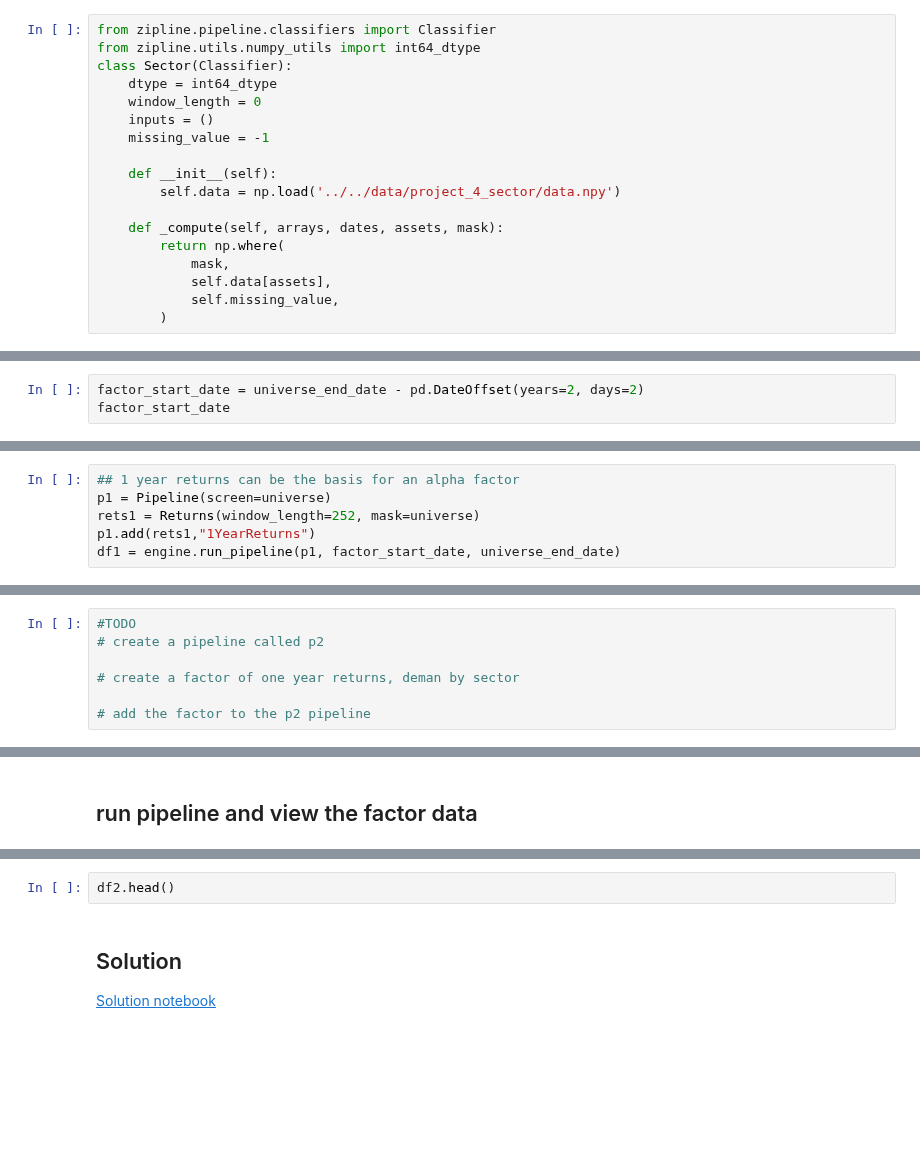
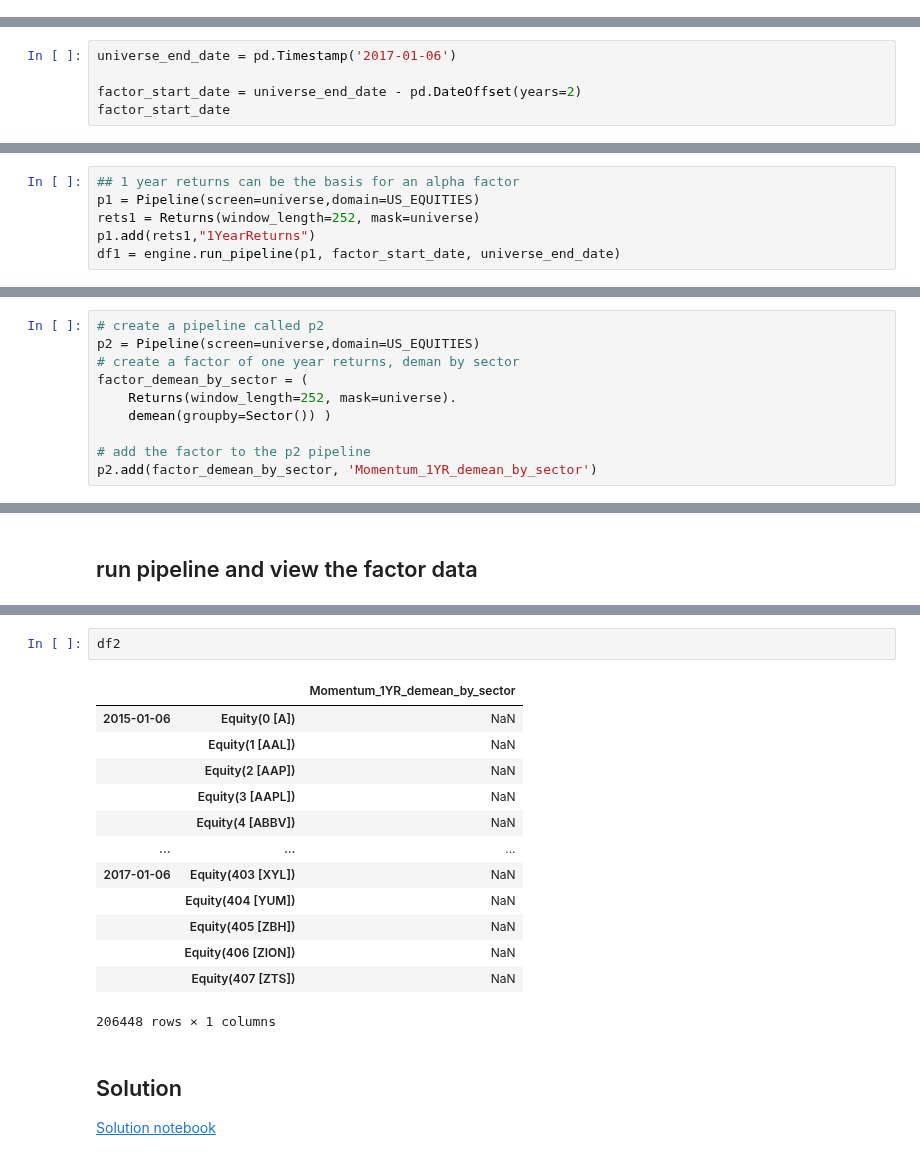
Before and after one commit to ansingh16/AI_for_trading, a Jupyter notebook: Notes/alpha_factor/sector_neutral.ipynb, the cells around one changed output, grey strips where cells are left out. Cells and saved outputs as stored; diff of their text form; blank space fills up the shorter version.

Commit message:
error in sector

```diff
--- a/Notes/alpha_factor/sector_neutral.ipynb
+++ b/Notes/alpha_factor/sector_neutral.ipynb
@@ -89,21 +170,3 @@ returns.head()
 # %% [markdown]
 ## Sector data helper function
 We'll create an object for you, which defines a sector for each stock.  The sectors are represented by integers.  We inherit from the Classifier class.  [Documentation for Classifier](https://www.quantopian.com/posts/pipeline-classifiers-are-here), and the [source code for Classifier](https://github.com/quantopian/zipline/blob/master/zipline/pipeline/classifiers/classifier.py)
-# %%
-from zipline.pipeline.classifiers import Classifier
-from zipline.utils.numpy_utils import int64_dtype
-class Sector(Classifier):
-    dtype = int64_dtype
-    window_length = 0
-    inputs = ()
-    missing_value = -1
-
-    def __init__(self):
-        self.data = np.load('../../data/project_4_sector/data.npy')
-
-    def _compute(self, arrays, dates, assets, mask):
-        return np.where(
-            mask,
-            self.data[assets],
-            self.missing_value,
-        )
@@ -133,5 +240,7 @@ from zipline.pipeline.factors import Returns
 # %% [markdown]
 **Note:** Going back 2 years falls on a day when the market is closed. Pipeline package doesn't handle start or end dates that don't fall on days when the market is open. To fix this, we went back 2 extra days to fall on the next day when the market is open.
 # %%
-factor_start_date = universe_end_date - pd.DateOffset(years=2, days=2)
+universe_end_date = pd.Timestamp('2017-01-06')
+
+factor_start_date = universe_end_date - pd.DateOffset(years=2)
 factor_start_date
@@ -138,6 +249,6 @@ factor_start_date
 # %%
 ## 1 year returns can be the basis for an alpha factor
-p1 = Pipeline(screen=universe)
+p1 = Pipeline(screen=universe,domain=US_EQUITIES)
 rets1 = Returns(window_length=252, mask=universe)
 p1.add(rets1,"1YearReturns")
 df1 = engine.run_pipeline(p1, factor_start_date, universe_end_date)
@@ -187,12 +308,15 @@ For each stock, we want to take the average return of stocks that are in the sam
 # %% [markdown]
 ## Answer 3
 # %%
-#TODO
 # create a pipeline called p2
-
+p2 = Pipeline(screen=universe,domain=US_EQUITIES)
 # create a factor of one year returns, deman by sector
+factor_demean_by_sector = (
+    Returns(window_length=252, mask=universe).
+    demean(groupby=Sector()) )
 
 # add the factor to the p2 pipeline
+p2.add(factor_demean_by_sector, 'Momentum_1YR_demean_by_sector')
 # %% [markdown]
 ## visualize the second pipeline
 # %%
@@ -209,5 +341,19 @@ df2 = engine.run_pipeline(p2, factor_start_date, universe_end_date)
 # %%
-df2.head()
+df2
+# %% [output]
+|  |  | Momentum_1YR_demean_by_sector |
+| 2015-01-06 | Equity(0 [A]) | NaN |
+|  | Equity(1 [AAL]) | NaN |
+|  | Equity(2 [AAP]) | NaN |
+|  | Equity(3 [AAPL]) | NaN |
+|  | Equity(4 [ABBV]) | NaN |
+| ... | ... | ... |
+| 2017-01-06 | Equity(403 [XYL]) | NaN |
+|  | Equity(404 [YUM]) | NaN |
+|  | Equity(405 [ZBH]) | NaN |
+|  | Equity(406 [ZION]) | NaN |
+|  | Equity(407 [ZTS]) | NaN |
+206448 rows × 1 columns
 # %% [markdown]
 ## Solution
 [Solution notebook](sector_neutral_solution.ipynb)
```
Also changed, not shown: parts of 19 cells of this notebook.
